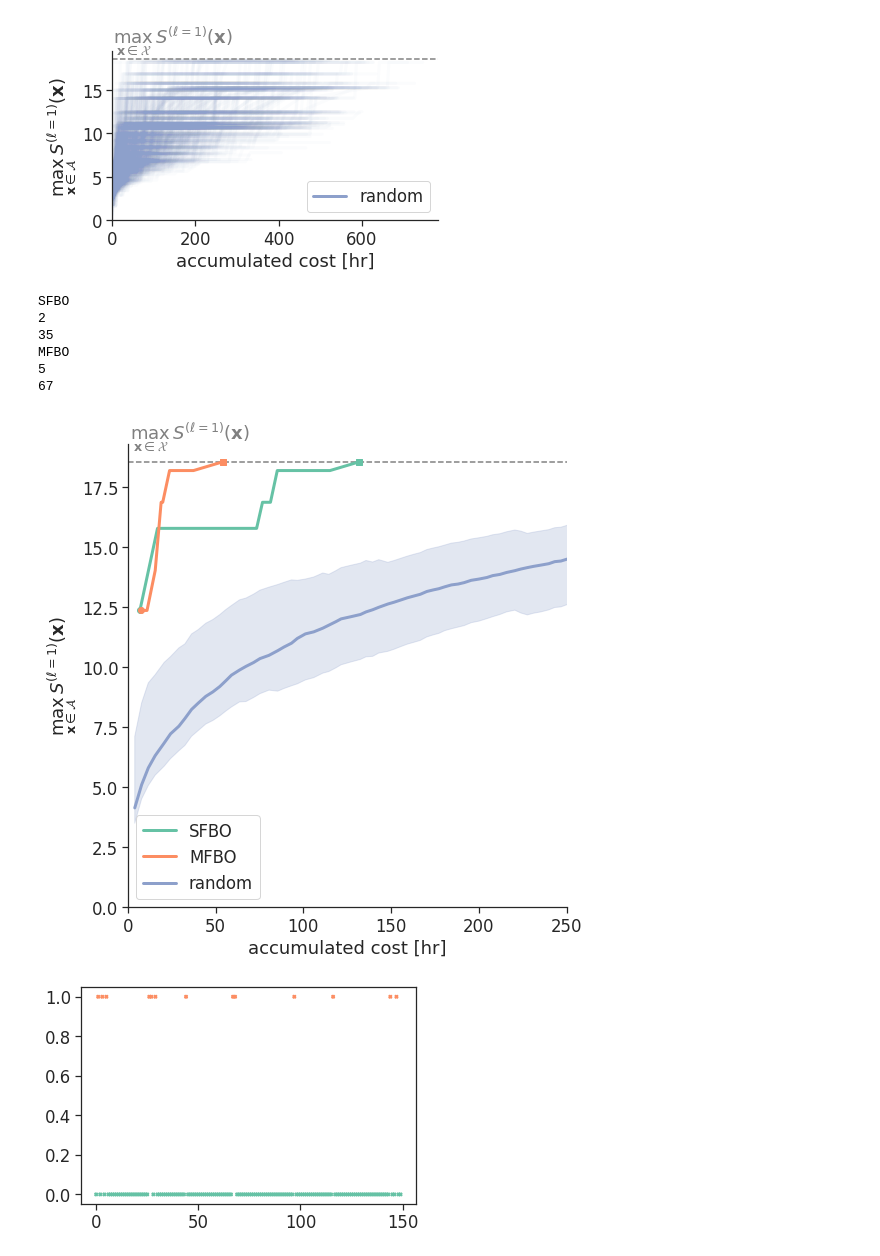
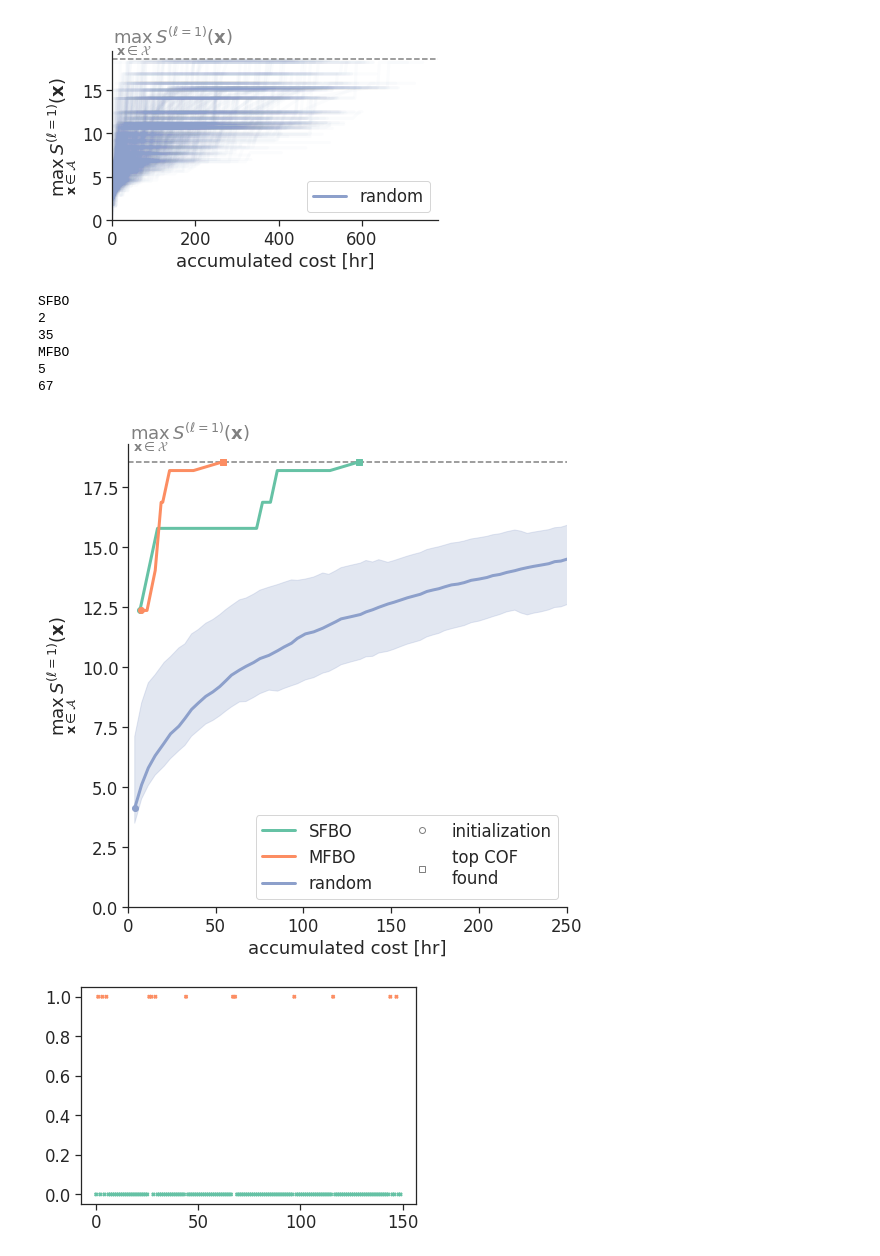
Before and after one commit to SimonEnsemble/multi-fidelity-BO-of-COFs-for-Xe-Kr-seps, a Jupyter notebook: viz.ipynb, the cells around one changed output. Drawn from its saved outputs; the diff is of its cells as text; code cells hidden in the pictures.

```diff
--- a/viz.ipynb
+++ b/viz.ipynb
@@ -172,7 +172,7 @@ SFBO:    35
 ###
 fig = plt.figure()
 width = 14
-bins = np.array([int(width*i) for i in range(int(250 / width))])
+bins = np.array([int(width*i) for i in range(int(600 / width))])
 
 for i, res, search_type in zip([0, 1], [sfbo_res, mfbo_res], ["SFBO", "MFBO"]):
     x = []
@@ -188,14 +188,24 @@ for i, res, search_type in zip([0, 1], [sfbo_res, mfbo_res], ["SFBO", "MFBO"]):
     plt.hist(x, bins, label=search_type, color=color, alpha=0.5, zorder=10)
 
 
-plt.axvline(x=189, color="grey", linestyle="--", lw=1.5, alpha=0.6)
+###
+#  random search (high-fidelity, l=1)
+###
+acc_cost_mu, acc_cost_sig_bot, acc_cost_sig_top = get_distribution(random_search_res['accumulated_cost'])
+print("random dist'n max search time = ", np.max(acc_cost_mu))
 
+plt.axvline(x=np.mean(acc_cost_mu), color="C2", linestyle="--", lw=1.5, alpha=0.6)
+plt.hist(acc_cost_mu, bins, label="random", color="C2", alpha=0.5, zorder=2)
+
+###
+#  axis settings
+###
 plt.xlabel('accumulated cost [hr]')
 plt.ylabel('# BO searches')
 plt.legend()
 plt.tight_layout()
 if save_plots:
-    plt.savefig("./figs/hist_accumulated_cost_destribution.pdf", format="pdf")
+    plt.savefig("./figs/hist_accumulated_cost_destribution.pdf", dpi=1200, format="pdf")
 plt.show()
 # %% [output]
 SFBO  max search time =  291.0831875365973
@@ -548,7 +587,7 @@ plt.show()
 # %% [output]
 [figure]
 # %%
-fig = plt.figure(figsize=(8, 8))
+fig = plt.figure(figsize=(8, 8)) # set dpi=1200
 markers = dict({0 : '+', 1: 'x'})
 
 for i, res, search_type in zip([0, 1], [sfbo_res, mfbo_res], ["SFBO", "MFBO"]):
@@ -600,47 +639,57 @@ plt.fill_between(acc_cost_mu[:iter_stop],
                  random_search_res['y_rs_max_sig_top'][:iter_stop],
                  alpha=0.25, color="C2", zorder=1)
 
+# start and stop
+plt.scatter([acc_cost_mu[0]], [random_search_res['y_rs_max_mu'][0]],
+            color="C2", marker="o", zorder=100)
 
+plt.scatter([acc_cost_mu[iter_stop]], [random_search_res['y_rs_max_mu'][iter_stop]],
+            color="C2", marker="s", zorder=100)
 
 ###
 #  global maximum
 ###
 plt.axhline(y=max(y[1]), color="gray", ls="--", lw=1.5)
 plt.text(1.0, max(y[1]) + 1.0,
            r"$\max_{\mathbf{x} \in \mathcal{X}}\, S^{(\ell=1)}(\mathbf{x})$",
            color="gray")
 
 ###
 #  axis settings
 ###
 # search efficiency
 plt.xlim(xmin=0, xmax=250)
 plt.ylim(ymin=0)
 plt.xlabel("accumulated cost [hr]")
 plt.ylabel(r'$\max_{\mathbf{x} \in \mathcal{A}}\, S^{(\ell=1)}(\mathbf{x})$')
+
 # dummy plots for legend
-# p_empty_cir = plt.plot([0], marker='o', linestyle='none',
-#                           markerfacecolor='none', markeredgecolor='grey', label='initialization')
-# p_empty_sqr = plt.plot([0], marker='s', linestyle='none',
-#                           markerfacecolor='none', markeredgecolor='grey', label='top COF\nfound')
+p_empty_cir = plt.plot([], marker='o', linestyle='none',
+                          markerfacecolor='none', markeredgecolor='grey', label='initialization')
+p_empty_sqr = plt.plot([], marker='s', linestyle='none',
+                          markerfacecolor='none', markeredgecolor='grey', label='top COF\nfound')
 # handles, labels = plt.get_legend_handles_labels()
-# ax[0].legend([handles[0], handles[1]], [labels[0], labels[1]], loc=(1.05, 0.15))
+# print(handles)
+# print(labels)
+# plt.legend([handles[0], handles[1]], [labels[0], labels[1]]) #, loc=(1.05, 0.15)
 
-plt.legend()
+plt.legend(loc=4, ncol=2)
+
+
 
 plt.tight_layout()
 sns.despine()
-if True: #save_plots:
-    plt.savefig("./figs/AccCost_vs_SearchEfficiency.pdf", format="pdf")
+if save_plots:
+    plt.savefig("./figs/AccCost_vs_SearchEfficiency.pdf", dpi=1200, format="pdf")
 plt.show()
 # %% [output]
 SFBO
 2
 35
 MFBO
 5
 67
-[figure, old version]
+[figure, new version]
 # %%
 # IDEA for the Fidelity Fraction, maybe I can just grab the fidelity parameters from the acquired set
 # and plot that array as a scatter
```
Also changed, not shown: parts of 5 cells of this notebook.
